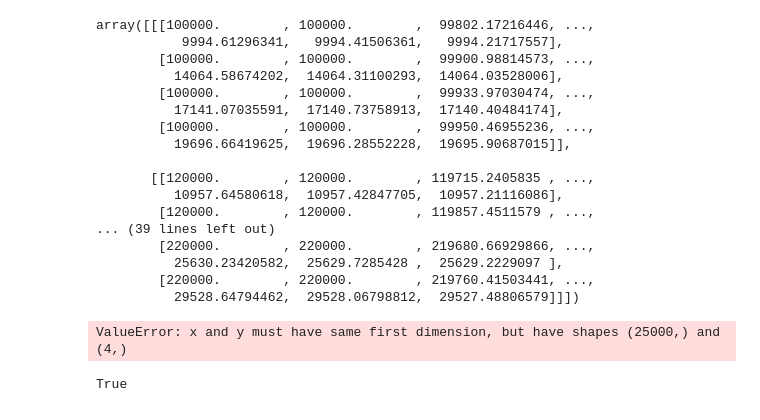
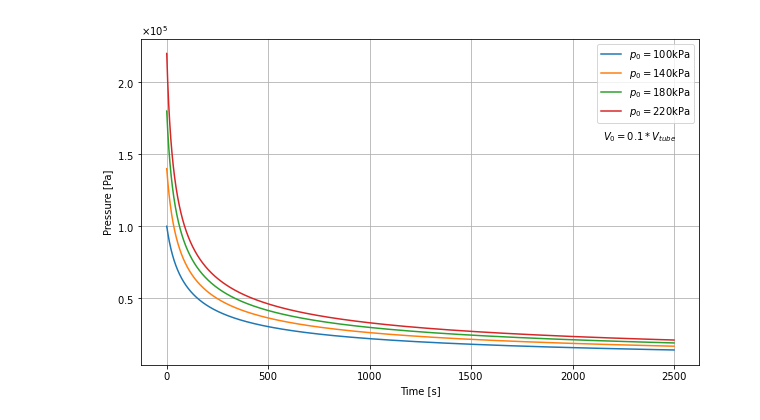
Before and after one commit to wdoppenberg/mp-operational-envelope, a Jupyter notebook: prototyping.ipynb, the cells around one changed output. Drawn from its saved outputs; the diff is of its cells as text; code cells hidden in the pictures.

```diff
--- a/prototyping.ipynb
+++ b/prototyping.ipynb
@@ -19,19 +19,18 @@ def p_t(V_0, p_0, m_exit_t, rho):
     """
     return (V_0 * p_0) / (V_0 + (m_exit_t/rho))
 # %%
-p_0 = np.arange(1., 2.2, 0.2)*1e5
+p_0 = np.arange(1., 2.2, 0.4)*1e5
 T_c0 = c.h_vap*c.T_vap0/(c.T_vap0*c.R_vap*np.log(c.p_vap0/p_0)+c.h_vap)
 m_0 = p_0*c.A_t*c.Gamma/(np.sqrt(c.R*T_c0))
-V_0 = np.arange(0.05, 0.2, 0.05)*c.V_tube
+V_0 = 0.1*c.V_tube
 
-sim_dim = (len(p_0), len(V_0), len(c.t))
+sim_dim = (len(p_0), len(c.t))
 
 m = np.zeros(sim_dim)
 p = np.zeros(sim_dim)
 temp = np.zeros(sim_dim)
 
-m[:, :, 0], _ = np.meshgrid(m_0, V_0, indexing='ij')
-p[:, :, 0], V_0 = np.meshgrid(p_0, V_0, indexing='ij')
-p_0 = p[:, :, 0]
+m[:, 0] = m_0
+p[:, 0] = p_0
 
 T_c = 600
@@ -48,9 +41,9 @@ array([[100000., 100000., 100000., 100000.],
 # %%
 %%time
 for ii in range(1,len(c.t)):
-    p[:,:,ii] = V_0*p_0/(V_0+temp[:,:,ii-1])
-    m[:,:,ii] = mdot(p[:,:,ii-1], c.A_t, c.Gamma, c.R, T_c)
-    temp[:,:,ii] = temp[:,:,ii-1]+m[:,:,ii]*c.dt/c.rho
+    p[:,ii] = V_0*p_0/(V_0+temp[:,ii-1])
+    m[:,ii] = mdot(p[:,ii-1], c.A_t, c.Gamma, c.R, T_c)
+    temp[:,ii] = temp[:,ii-1]+m[:,ii]*c.dt/c.rho
 
 T_vap = c.h_vap*c.T_vap0/(c.T_vap0*c.R_vap*np.log(c.p_vap0/p)+c.h_vap)
 # %% [output]
@@ -59,38 +51,18 @@ Wall time: 838 ms
-# %%
-p
-# %% [output]
-array([[[100000.        , 100000.        ,  99802.17216446, ...,
-           9994.61296341,   9994.41506361,   9994.21717557],
-        [100000.        , 100000.        ,  99900.98814573, ...,
-          14064.58674202,  14064.31100293,  14064.03528006],
-        [100000.        , 100000.        ,  99933.97030474, ...,
-          17141.07035591,  17140.73758913,  17140.40484174],
-        [100000.        , 100000.        ,  99950.46955236, ...,
-          19696.66419625,  19696.28552228,  19695.90687015]],
-
-       [[120000.        , 120000.        , 119715.2405835 , ...,
-          10957.64580618,  10957.42847705,  10957.21116086],
-        [120000.        , 120000.        , 119857.4511579 , ...,
-... (39 lines left out)
-        [220000.        , 220000.        , 219680.66929866, ...,
-          25630.23420582,  25629.7285428 ,  25629.2229097 ],
-        [220000.        , 220000.        , 219760.41503441, ...,
-          29528.64794462,  29528.06798812,  29527.48806579]]])
 # %%
-fig, ax = plt.subplots(1,1)
+fig, ax = plt.subplots(1,1,figsize=(10,6))
 
 for i in p:
-    ax.plot(c.t, i[:])
+    ax.plot(
+        c.t,
+        i[:],
+        label=f'$p_0=${i[0]/1e3:.0f}kPa'
+        )
 
 ax.set_xlabel('Time [s]')
 ax.set_ylabel('Pressure [Pa]')
-ax.text(1800, 1.6e5, '$V_0 = 0.1*V_{tube}$')
-plt.ticklabel_format(axis="y", style="sci", scilimits=(0,0))
+ax.text(2150, 1.6e5, '$V_0 = 0.1*V_{tube}$')
+plt.ticklabel_format(axis="y", style="sci", scilimits=(0,0), useMathText=True)
 ax.legend()
 ax.grid()
 # %% [output]
-ValueError: x and y must have same first dimension, but have shapes (25000,) and (4,)
+[figure, added]
-# %%
-np.allclose(p, p2)
-# %% [output]
-True
```
Also changed, not shown: parts of 4 cells of this notebook, 2 other files.
